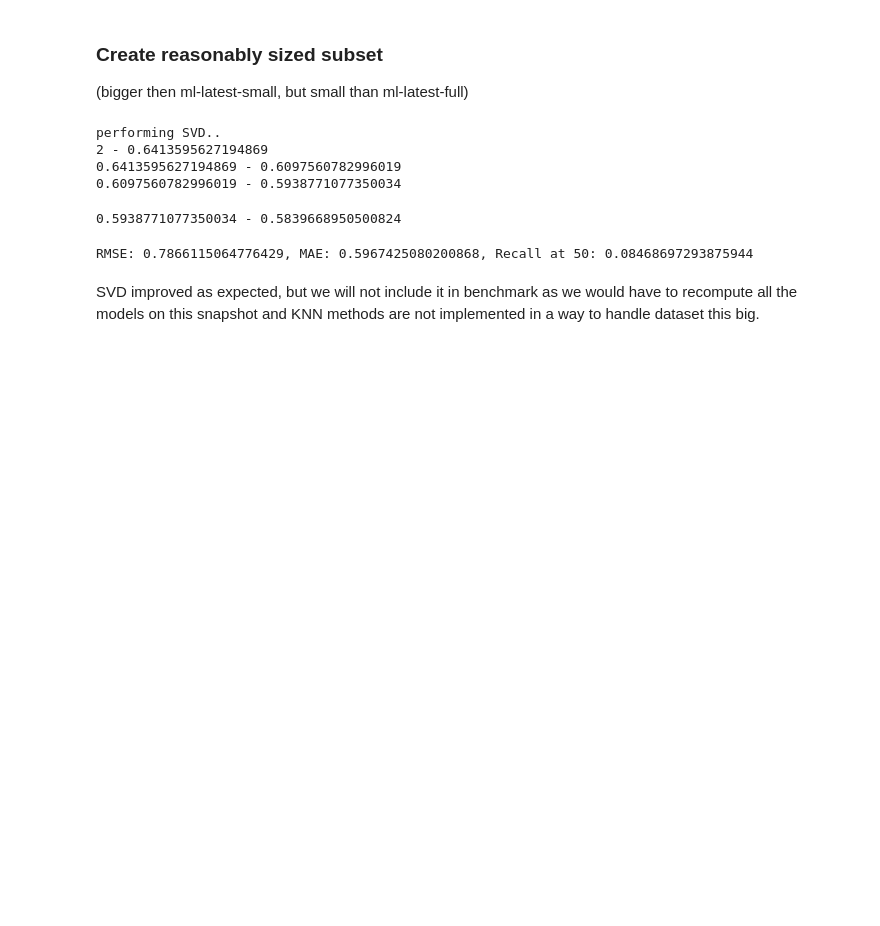
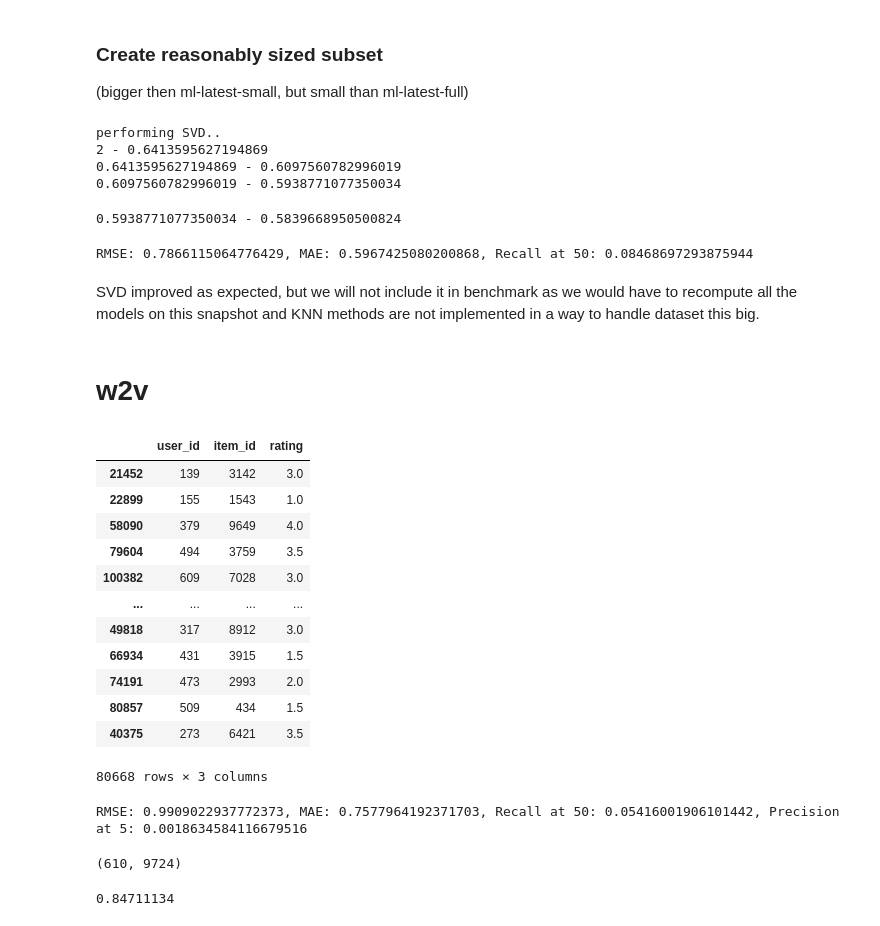
Before and after one commit to Joelino/das-recommenders, a Jupyter notebook: Benchmarks.ipynb, the cells around one changed output. Drawn from its saved outputs; the diff is of its cells as text; code cells hidden in the pictures; blank space fills up the shorter version.

```diff
--- a/Benchmarks.ipynb
+++ b/Benchmarks.ipynb
@@ -351,3 +345,21 @@ RMSE: 0.7866115064776429, MAE: 0.5967425080200868, Recall at 50: 0.0846869729387
 SVD improved as expected, but we will not include it in benchmark as we would have to recompute
 all the models on this snapshot and KNN methods are not implemented in a way to handle dataset
 this big.
+# %% [markdown]
+# w2v
+# %%
+train_ratings
+# %% [output]
+|  | user_id | item_id | rating |
+| 21452 | 139 | 3142 | 3.0 |
+| 22899 | 155 | 1543 | 1.0 |
+| 58090 | 379 | 9649 | 4.0 |
+| 79604 | 494 | 3759 | 3.5 |
+| 100382 | 609 | 7028 | 3.0 |
+| ... | ... | ... | ... |
+| 49818 | 317 | 8912 | 3.0 |
+| 66934 | 431 | 3915 | 1.5 |
+| 74191 | 473 | 2993 | 2.0 |
+| 80857 | 509 | 434 | 1.5 |
+| 40375 | 273 | 6421 | 3.5 |
+80668 rows × 3 columns
@@ -353,0 +369,12 @@ this big.
+# %%
+evaluate(recommender, train_ratings_matrix, test_ratings)
+# %% [output]
+RMSE: 0.9909022937772373, MAE: 0.7577964192371703, Recall at 50: 0.05416001906101442, Precision at 5: 0.0018634584116679516
+# %%
+train_ratings_matrix.shape
+# %% [output]
+(610, 9724)
+# %%
+recommender.w2v_model.wv.similarity(0, 6)
+# %% [output]
+0.84711134
```
Also changed, not shown: parts of 6 cells of this notebook, 2 other files.
